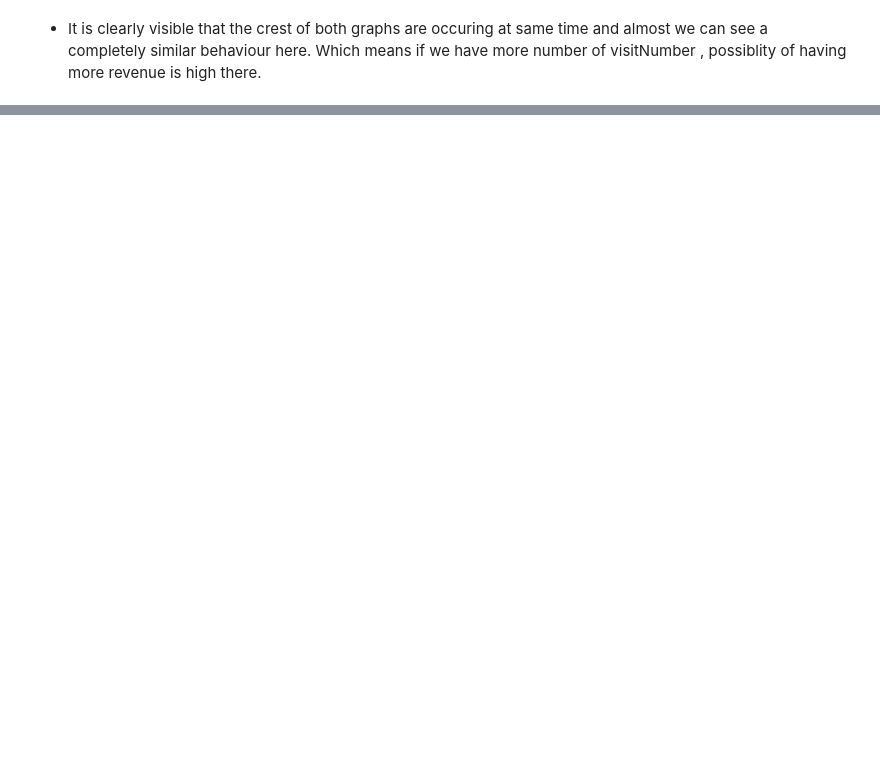
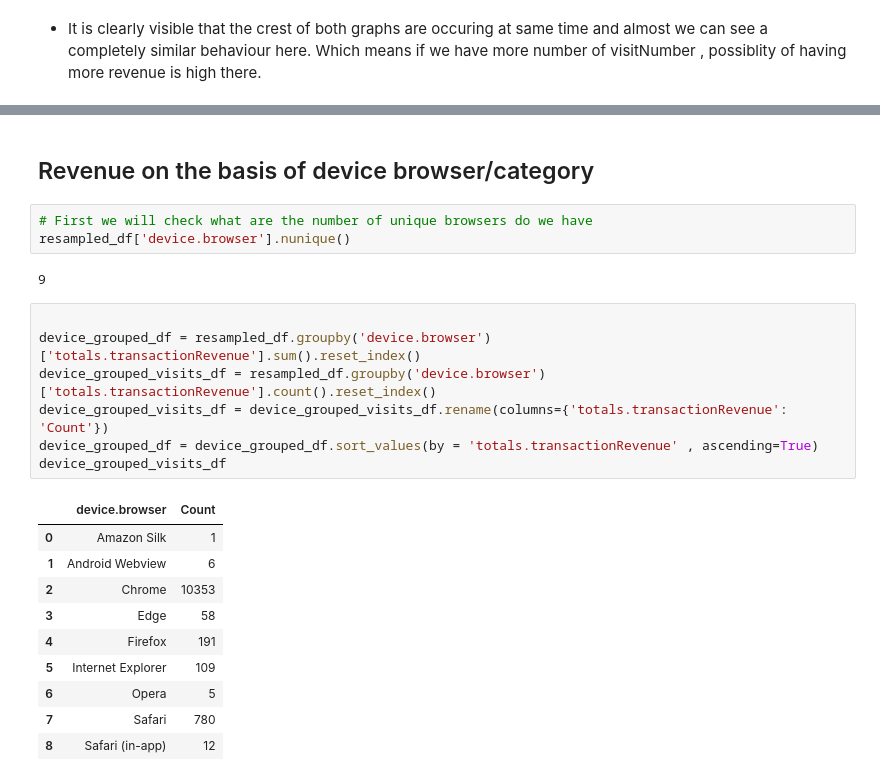
Before and after one commit to abhishekchauhanbyte/Data-Analysis-Cdp, a Jupyter notebook: Ecommerce_DA_project_latest.ipynb, the cells around one changed output, grey strips where cells are left out. Cells and saved outputs as stored; diff of their text form; blank space fills up the shorter version.

```diff
--- a/Ecommerce_DA_project_latest.ipynb
+++ b/Ecommerce_DA_project_latest.ipynb
@@ -400,0 +453,25 @@ Which means if we have more number of visitNumber , possiblity of having more re
+# %% [markdown]
+## Revenue on the basis of device browser/category
+# %%
+# First we will check what are the number of unique browsers do we have
+resampled_df['device.browser'].nunique()
+# %% [output]
+9
+# %%
+
+device_grouped_df = resampled_df.groupby('device.browser')['totals.transactionRevenue'].sum().reset_index()
+device_grouped_visits_df = resampled_df.groupby('device.browser')['totals.transactionRevenue'].count().reset_index()
+device_grouped_visits_df = device_grouped_visits_df.rename(columns={'totals.transactionRevenue': 'Count'})
+device_grouped_df = device_grouped_df.sort_values(by = 'totals.transactionRevenue' , ascending=True)
+device_grouped_visits_df
+# %% [output]
+|  | device.browser | Count |
+| 0 | Amazon Silk | 1 |
+| 1 | Android Webview | 6 |
+| 2 | Chrome | 10353 |
+| 3 | Edge | 58 |
+| 4 | Firefox | 191 |
+| 5 | Internet Explorer | 109 |
+| 6 | Opera | 5 |
+| 7 | Safari | 780 |
+| 8 | Safari (in-app) | 12 |
```
Also changed, not shown: parts of 14 cells of this notebook.
